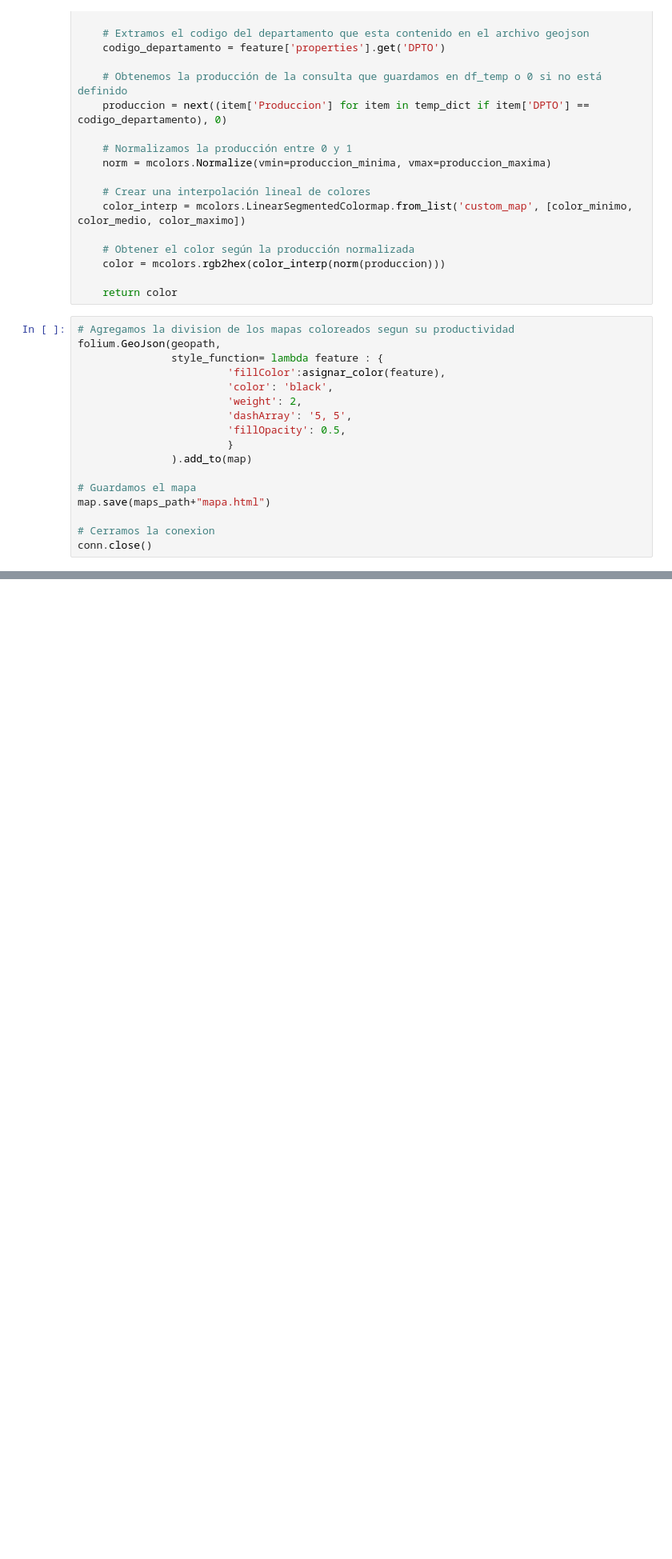
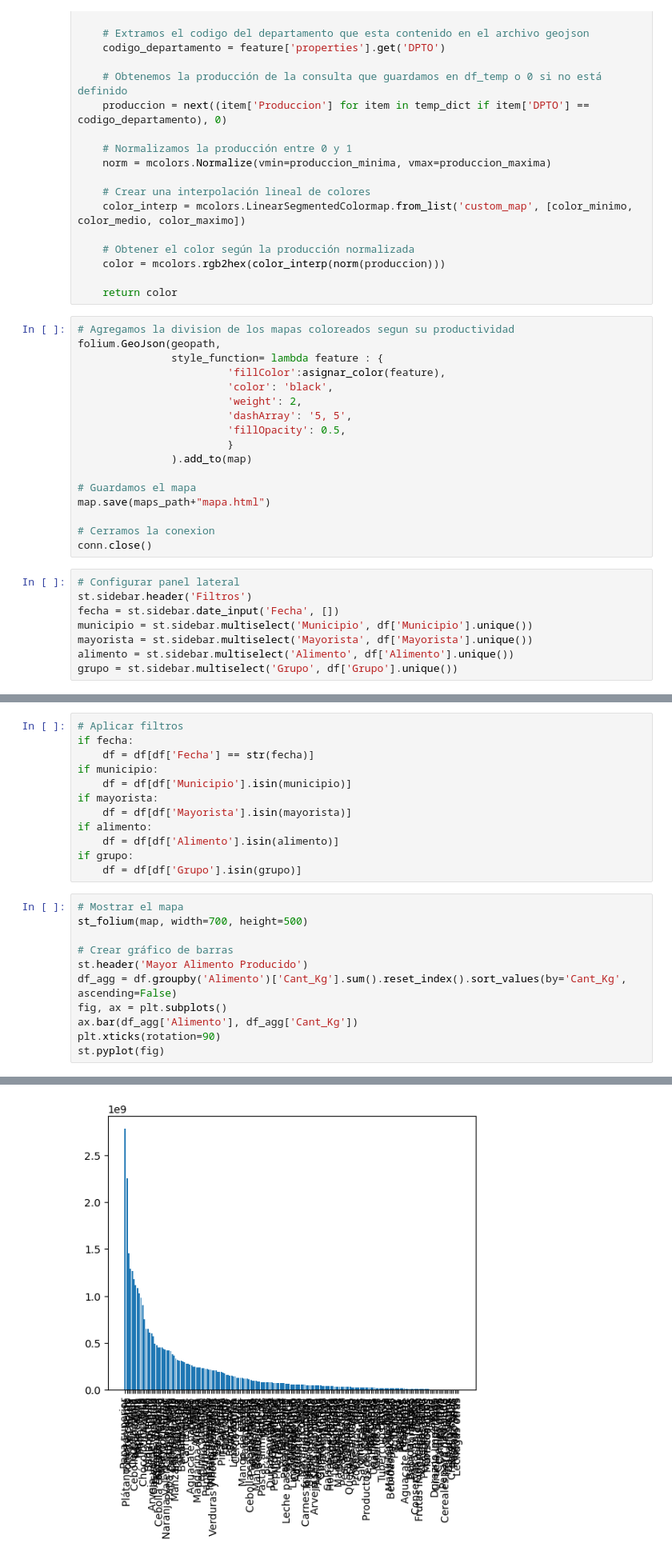
Before and after one commit to npalaciosv/mapping_data_viz, a Jupyter notebook: Notebooks/Tutorial_completo.ipynb, the cells around one changed output, grey strips where cells are left out. Shown at 80% size. Saved outputs shown, nothing was run; the diff lists cells and outputs as text; blank space fills up the shorter version.

```diff
--- a/Notebooks/Tutorial_completo.ipynb
+++ b/Notebooks/Tutorial_completo.ipynb
@@ -497,3 +452,11 @@ map.save(maps_path+"mapa.html")
 
 # Cerramos la conexion
 conn.close()
+# %%
+# Configurar panel lateral
+st.sidebar.header('Filtros')
+fecha = st.sidebar.date_input('Fecha', [])
+municipio = st.sidebar.multiselect('Municipio', df['Municipio'].unique())
+mayorista = st.sidebar.multiselect('Mayorista', df['Mayorista'].unique())
+alimento = st.sidebar.multiselect('Alimento', df['Alimento'].unique())
+grupo = st.sidebar.multiselect('Grupo', df['Grupo'].unique())
@@ -499,0 +469,24 @@ conn.close()
+# %%
+# Aplicar filtros
+if fecha:
+    df = df[df['Fecha'] == str(fecha)]
+if municipio:
+    df = df[df['Municipio'].isin(municipio)]
+if mayorista:
+    df = df[df['Mayorista'].isin(mayorista)]
+if alimento:
+    df = df[df['Alimento'].isin(alimento)]
+if grupo:
+    df = df[df['Grupo'].isin(grupo)]
+# %%
+# Mostrar el mapa
+st_folium(map, width=700, height=500)
+
+# Crear gráfico de barras
+st.header('Mayor Alimento Producido')
+df_agg = df.groupby('Alimento')['Cant_Kg'].sum().reset_index().sort_values(by='Cant_Kg', ascending=False)
+fig, ax = plt.subplots()
+ax.bar(df_agg['Alimento'], df_agg['Cant_Kg'])
+plt.xticks(rotation=90)
+st.pyplot(fig)
+# %% [output]
@@ -499,0 +494 @@ conn.close()
+[figure, added]
```
Also changed, not shown: parts of 11 cells of this notebook.
